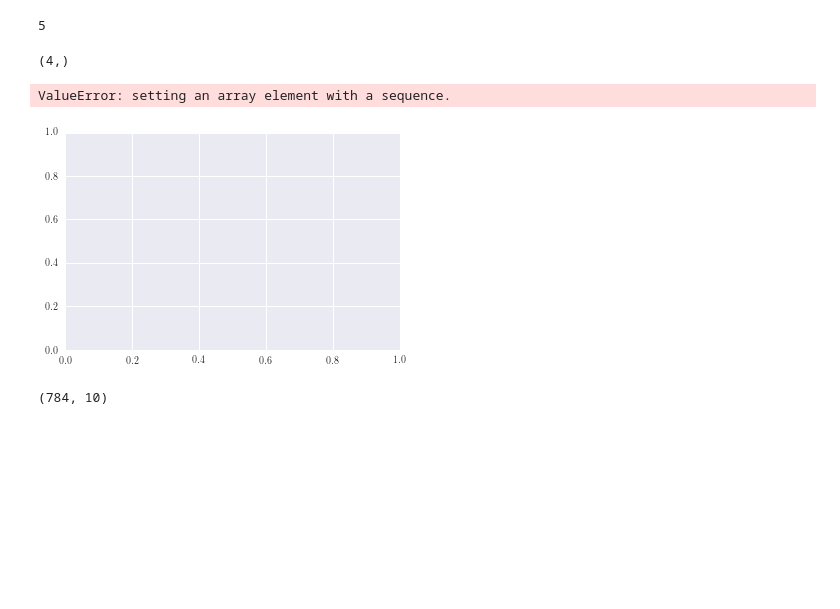
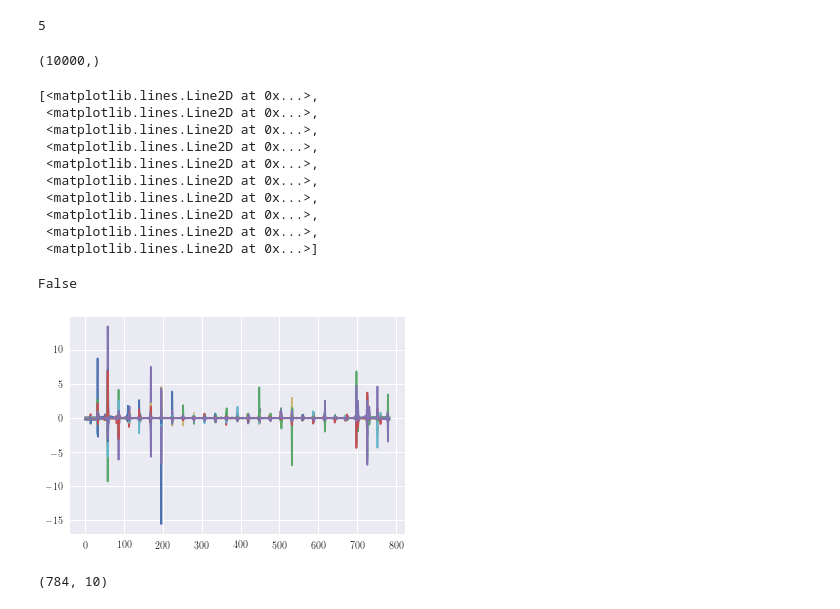
Before and after one commit to davidjuliancaldwell/machine-learning-class, a Jupyter notebook: hw1/hw1-prob5-notebook.ipynb, the cells around one changed output. Saved outputs shown, nothing was run; the diff lists cells and outputs as text; code cells hidden in the pictures; blank space fills up the shorter version.

Commit message:
first attempts at classification, and linalg.solve seems to work

```diff
--- a/hw1/hw1-prob5-notebook.ipynb
+++ b/hw1/hw1-prob5-notebook.ipynb
@@ -50,10 +50,10 @@ def train(x,y,lambda_cnst):
     #w_hat = np.dot(np.linalg.inv(lambda_cnst*np.identity(np.shape(x)[1]) +(np.dot(x.T,x))),(np.dot(x.T,y)))
 
     # without inversion |
-    a = lambda_cnst*np.identity(np.shape(x)[1]) +(np.dot(x.T,x))
+    a = (np.dot(x.T,x)) + lambda_cnst*np.identity(np.shape(x)[1])
     b = (np.dot(x.T,y))
     #import pdb; pdb.set_trace()
-    w_hat = np.linalg.lstsq(a,b)
+    w_hat = np.linalg.solve(a,b)
     return w_hat
 # %%
 def predict(w,x_prime):
@@ -78,14 +83,28 @@ def hoeffding():
 # %%
 lambda_cnst = 10**-4
 w_hat = train(x_train,labels_onehot_train,lambda_cnst)
-np.shape(w_hat)
+predictions_train = predict(w_hat,x_train)
+predictions_test = predict(w_hat,x_test)
-# %% [output]
-(4,)
-# %%
-plt.plot(w_hat)
-# %% [output]
-ValueError: setting an array element with a sequence.
-[figure, removed]
+# %%
+np.shape(predictions)
+plt.plot(w_hat)
+a = [1,0,1]
+b = [1,1,1]
+a==b
+# %% [output]
+(10000,)
+[<matplotlib.lines.Line2D at 0x...>,
+ <matplotlib.lines.Line2D at 0x...>,
+ <matplotlib.lines.Line2D at 0x...>,
+ <matplotlib.lines.Line2D at 0x...>,
+ <matplotlib.lines.Line2D at 0x...>,
+ <matplotlib.lines.Line2D at 0x...>,
+ <matplotlib.lines.Line2D at 0x...>,
+ <matplotlib.lines.Line2D at 0x...>,
+ <matplotlib.lines.Line2D at 0x...>,
+ <matplotlib.lines.Line2D at 0x...>]
+False
+[figure, added]
 # %%
 np.shape(w_hat)
 # %% [output]
```
Also changed, not shown: parts of 2 cells of this notebook.
